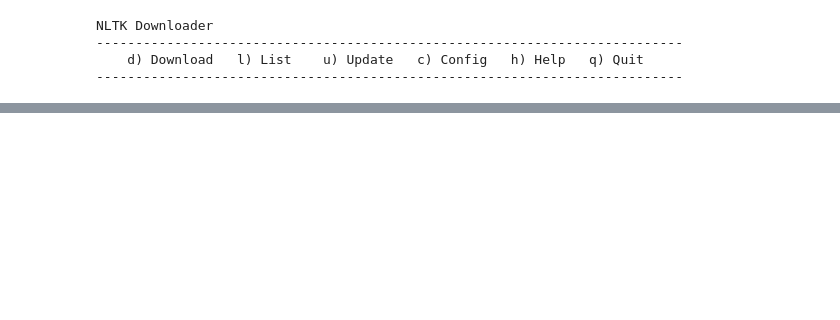
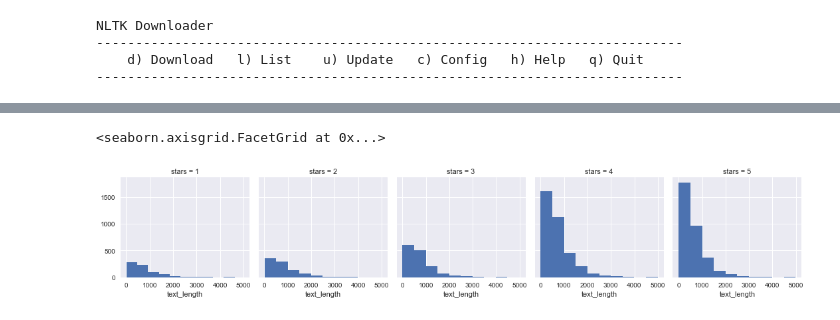
Before and after one commit to bcutrell/study, a Jupyter notebook: python/data-science/machine-learning/nlp.ipynb, the cells around one changed output, grey strips where cells are left out. Drawn from its saved outputs; the diff is of its cells as text; code cells hidden in the pictures; blank space fills up the shorter version.

```diff
--- a/python/data-science/machine-learning/nlp.ipynb
+++ b/python/data-science/machine-learning/nlp.ipynb
@@ -175,4 +272,4 @@ print(classification_report(y_test, predictions))
 ##############################
 # %%
 fpath = '/Users/bcutrell/Python-Data-Science-and-Machine-Learning-Bootcamp/Machine Learning Sections/Natural-Language-Processing/yelp.csv'
-yelp = pd.read_csv(messages)
+yelp = pd.read_csv(fpath)
@@ -178,0 +315,8 @@ yelp = pd.read_csv(messages)
+# %%
+yelp["text_length"] = yelp["text"].apply(lambda x: len(x))
+# %%
+g = sns.FacetGrid(yelp,col='stars')
+g.map(plt.hist,'text_length')
+# %% [output]
+<seaborn.axisgrid.FacetGrid at 0x...>
+[figure, added]
```
Also changed, not shown: parts of 46 cells of this notebook.
